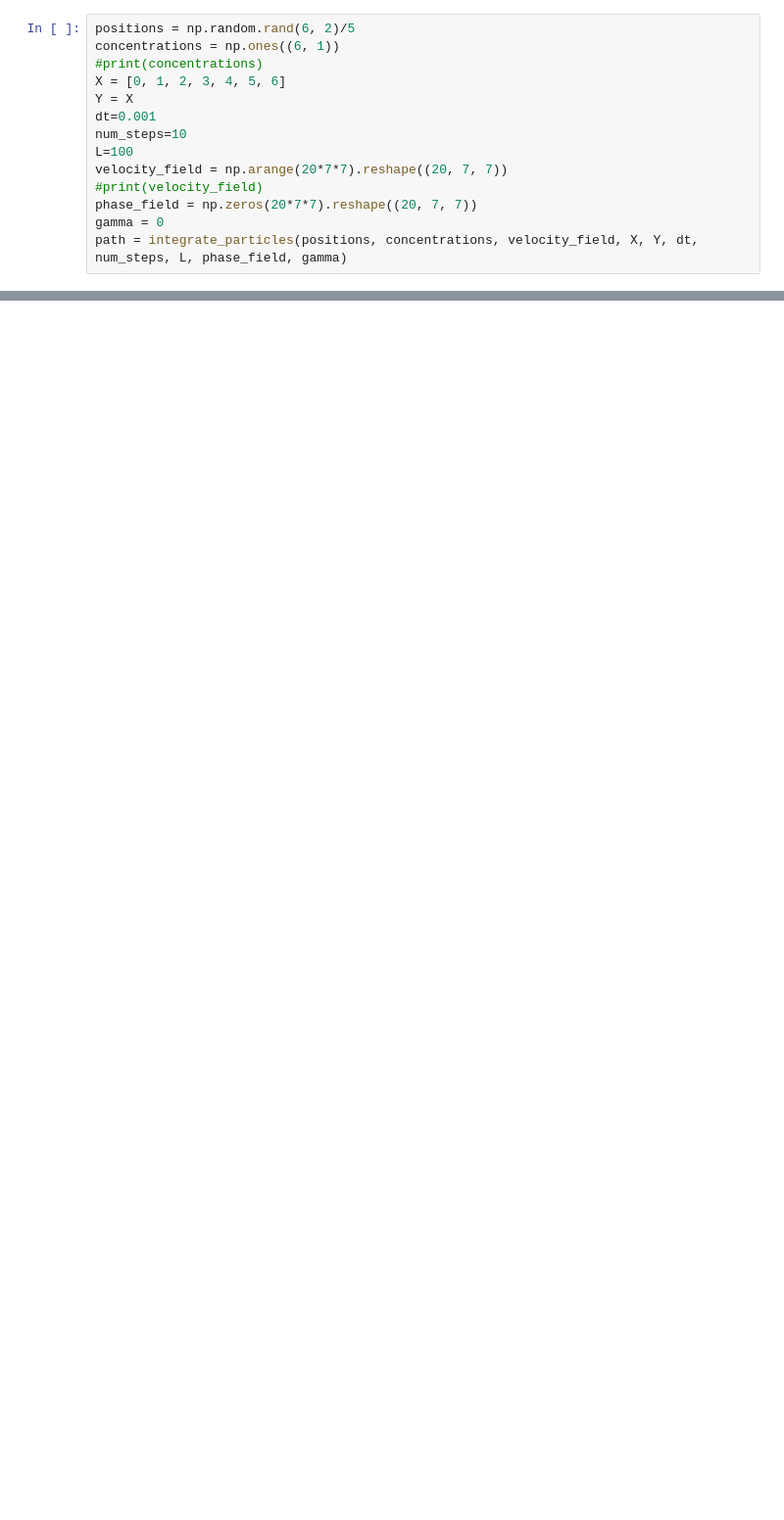
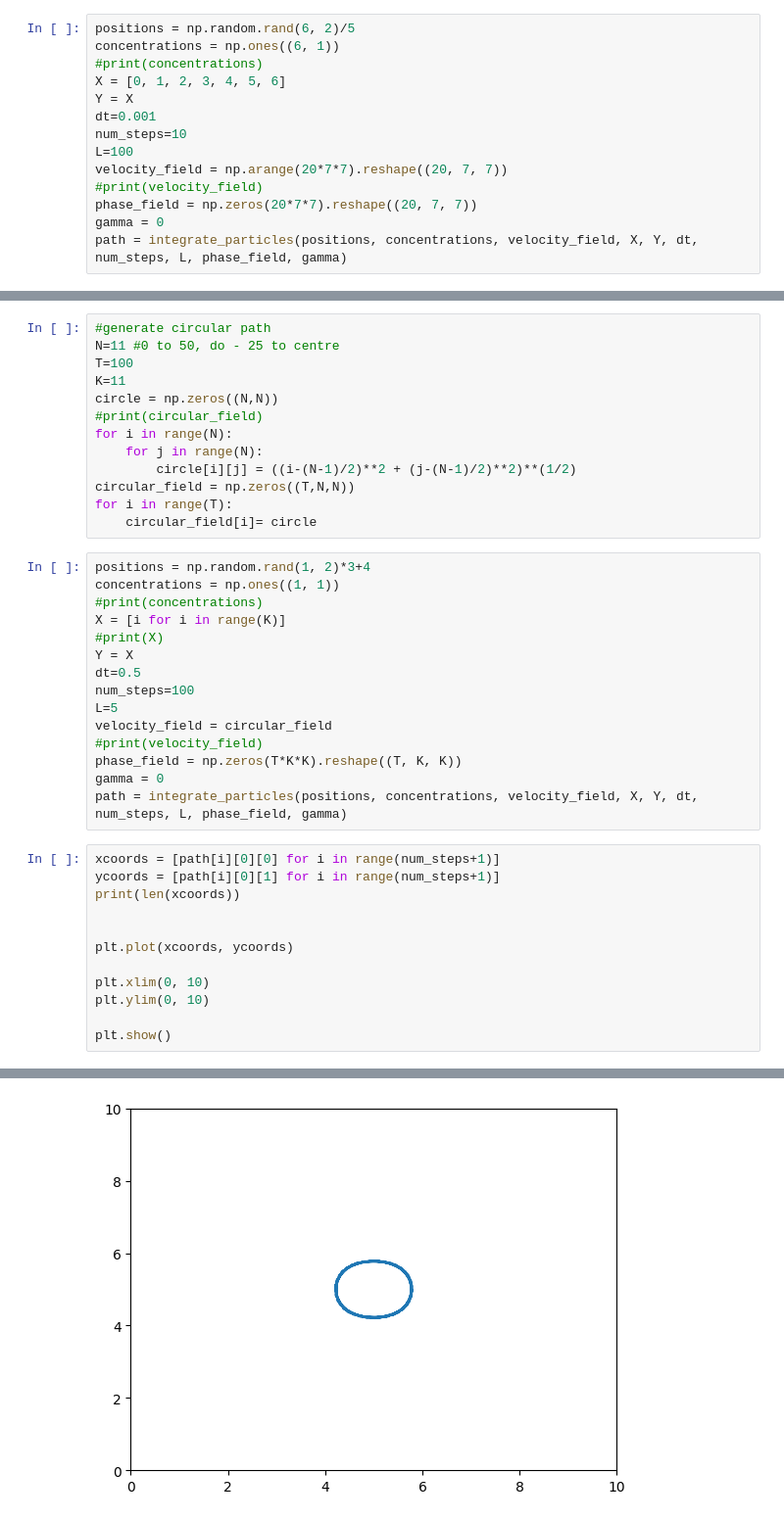
Before and after one commit to bpellow/m2rproject, a Jupyter notebook: lagrangian_integrator/final_version_integrator.ipynb, the cells around one changed output, grey strips where cells are left out. Shown at 98% size. Drawn from its saved outputs; the diff is of its cells as text; blank space fills up the shorter version.

```diff
--- a/lagrangian_integrator/final_version_integrator.ipynb
+++ b/lagrangian_integrator/final_version_integrator.ipynb
@@ -118,0 +120,41 @@ plt.show()
+# %%
+#generate circular path
+N=11 #0 to 50, do - 25 to centre
+T=100
+K=11
+circle = np.zeros((N,N))
+#print(circular_field)
+for i in range(N):
+    for j in range(N):
+        circle[i][j] = ((i-(N-1)/2)**2 + (j-(N-1)/2)**2)**(1/2)
+circular_field = np.zeros((T,N,N))
+for i in range(T):
+    circular_field[i]= circle
+# %%
+positions = np.random.rand(1, 2)*3+4
+concentrations = np.ones((1, 1))
+#print(concentrations)
+X = [i for i in range(K)]
+#print(X)
+Y = X
+dt=0.5
+num_steps=100
+L=5
+velocity_field = circular_field
+#print(velocity_field)
+phase_field = np.zeros(T*K*K).reshape((T, K, K))
+gamma = 0
+path = integrate_particles(positions, concentrations, velocity_field, X, Y, dt, num_steps, L, phase_field, gamma)
+# %%
+xcoords = [path[i][0][0] for i in range(num_steps+1)]
+ycoords = [path[i][0][1] for i in range(num_steps+1)]
+print(len(xcoords))
+
+
+plt.plot(xcoords, ycoords)
+
+plt.xlim(0, 10)
+plt.ylim(0, 10)
+
+plt.show()
+# %% [output]
@@ -118,0 +162 @@ plt.show()
+[figure, added]
```
Also changed, not shown: parts of 3 cells of this notebook.
